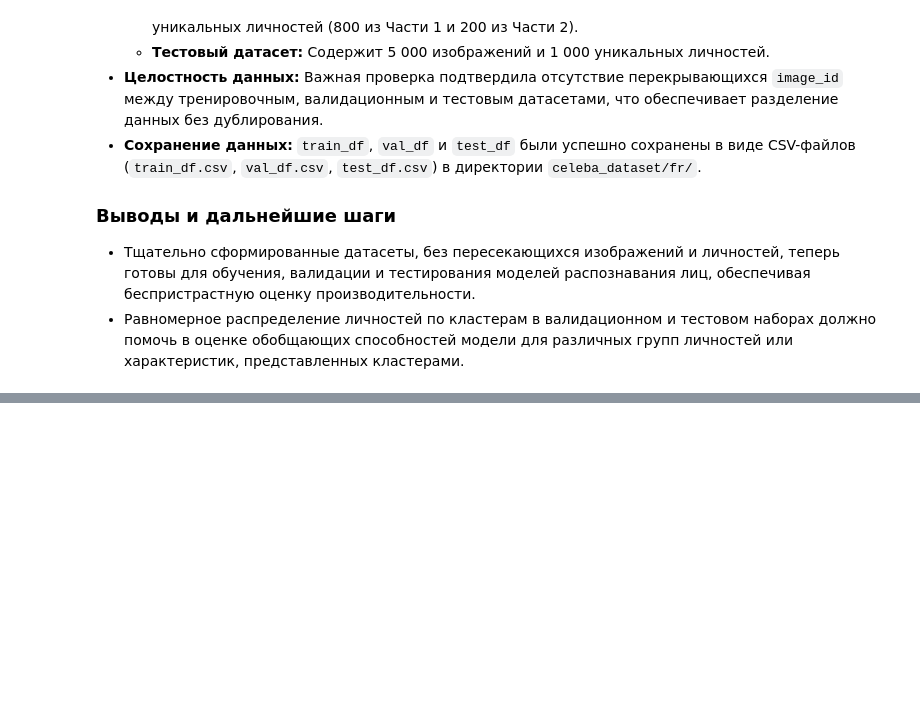
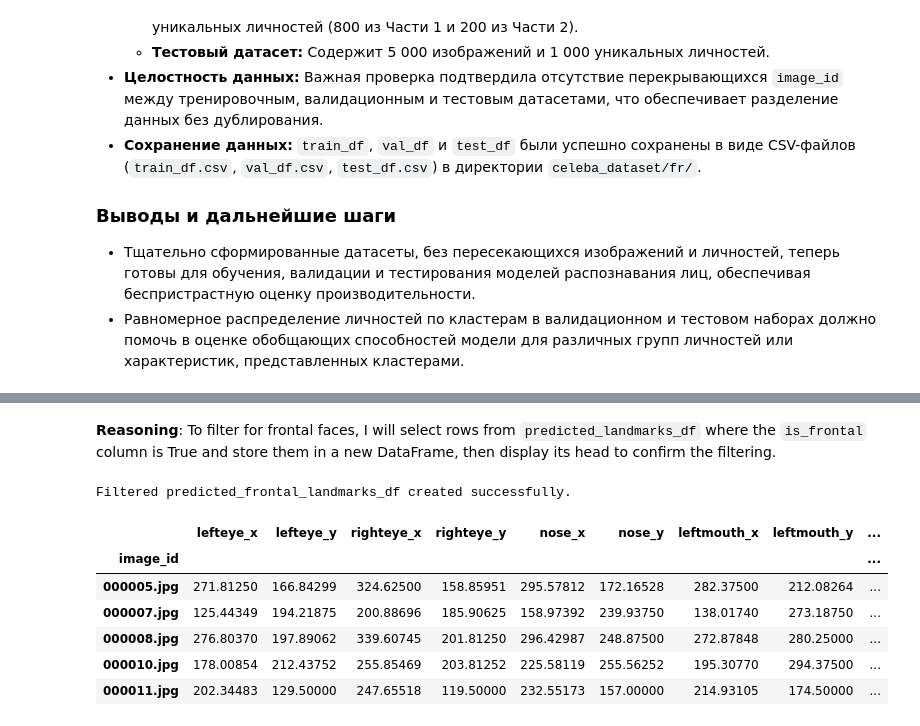
Before and after one commit to dukei/dls-fr, a Jupyter notebook: DLS-project-FR-2_PrepareDataset.ipynb, the cells around one changed output, grey strips where cells are left out. Cells and saved outputs as stored; diff of their text form; code cells hidden in the pictures; blank space fills up the shorter version.

```diff
--- a/DLS-project-FR-2_PrepareDataset.ipynb
+++ b/DLS-project-FR-2_PrepareDataset.ipynb
@@ -909,0 +1124,16 @@ plt.show()
+# %% [markdown]
+**Reasoning**:
+To filter for frontal faces, I will select rows from `predicted_landmarks_df` where the `is_frontal` column is True and store them in a new DataFrame, then display its head to confirm the filtering.
+# %%
+predicted_frontal_landmarks_df = predicted_landmarks_df[predicted_landmarks_df['is_frontal'] == True]
+print("Filtered predicted_frontal_landmarks_df created successfully.")
+predicted_frontal_landmarks_df.head()
+# %% [output]
+Filtered predicted_frontal_landmarks_df created successfully.
+|  | lefteye_x | lefteye_y | righteye_x | righteye_y | nose_x | nose_y | leftmouth_x | leftmouth_y | ... |
+| image_id |  |  |  |  |  |  |  |  | ... |
+| 000005.jpg | 271.81250 | 166.84299 | 324.62500 | 158.85951 | 295.57812 | 172.16528 | 282.37500 | 212.08264 | ... |
+| 000007.jpg | 125.44349 | 194.21875 | 200.88696 | 185.90625 | 158.97392 | 239.93750 | 138.01740 | 273.18750 | ... |
+| 000008.jpg | 276.80370 | 197.89062 | 339.60745 | 201.81250 | 296.42987 | 248.87500 | 272.87848 | 280.25000 | ... |
+| 000010.jpg | 178.00854 | 212.43752 | 255.85469 | 203.81252 | 225.58119 | 255.56252 | 195.30770 | 294.37500 | ... |
+| 000011.jpg | 202.34483 | 129.50000 | 247.65518 | 119.50000 | 232.55173 | 157.00000 | 214.93105 | 174.50000 | ... |
```
Also changed, not shown: parts of 24 cells of this notebook.
